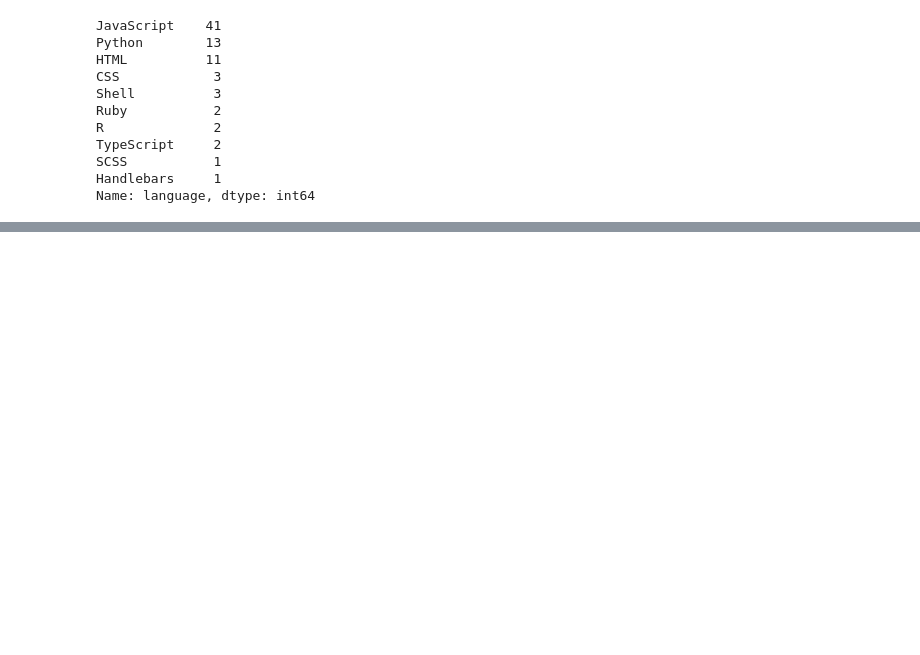
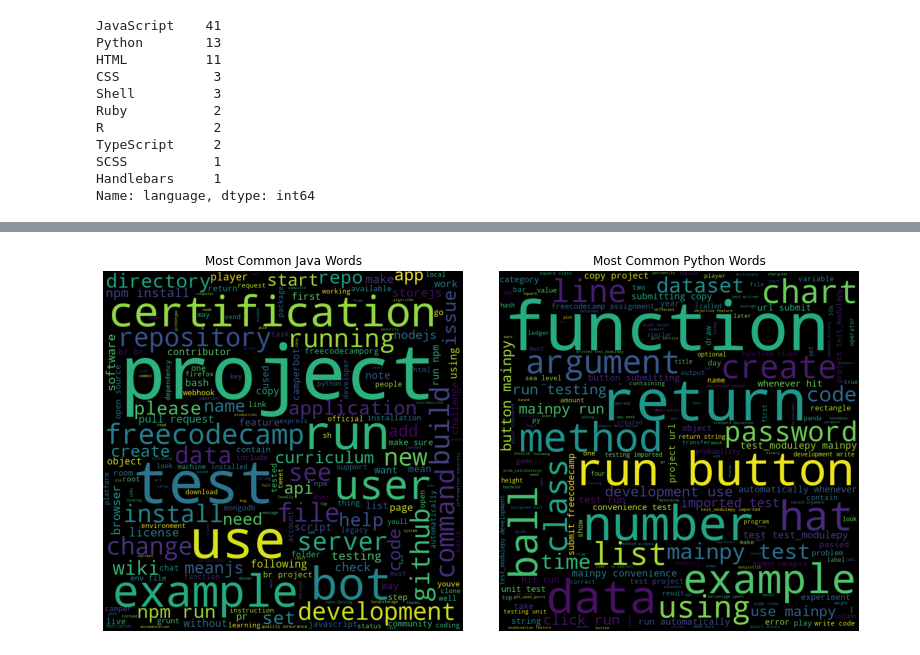
Before and after one commit to AAranda10/nlp-project, a Jupyter notebook: austin_explore.ipynb, the cells around one changed output, grey strips where cells are left out. Cells and saved outputs as stored; diff of their text form; code cells hidden in the pictures; blank space fills up the shorter version.

```diff
--- a/austin_explore.ipynb
+++ b/austin_explore.ipynb
@@ -113,3 +116,6 @@ TypeScript     2
 SCSS           1
 Handlebars     1
 Name: language, dtype: int64
+# %%
+language_df['bigrams'] = [list(nltk.ngrams(wordlist, 2)) for wordlist in language_df.words]
+language_df.head()
@@ -115,0 +134,3 @@ Name: language, dtype: int64
+# %%
+language_df['trigrams'] = [list(nltk.ngrams(wordlist, 3)) for wordlist in language_df.words]
+language_df.head()
@@ -115,0 +149,3 @@ Name: language, dtype: int64
+# %%
+language_df['fourgrams'] = [list(nltk.ngrams(wordlist, 4)) for wordlist in language_df.words]
+language_df.head()
@@ -115,0 +164,30 @@ Name: language, dtype: int64
+# %%
+java_words = ' '.join(language_df[language_df.language=='JavaScript'].clean)
+python_words = ' '.join(language_df[language_df.language=='Python'].clean)
+other_words = ' '.join(language_df[(language_df.language!='Python') & (language_df.language!='JavaScript')].clean)
+
+java_words = re.sub(r'\s.\s', '', java_words)
+python_words = re.sub(r'\s.\s', '', python_words)
+other_words = re.sub(r'\s.\s', '', other_words)
+# %%
+from wordcloud import WordCloud
+
+java_cloud = WordCloud(background_color='black',
+                      height=800, width=800).generate(java_words)
+
+python_cloud = WordCloud(background_color='black',
+                      height=800, width=800).generate(python_words)
+
+
+plt.figure(figsize=(10,10))
+axs = [plt.axes([.25, 1, .5, .5]), plt.axes([.8, 1, .5, .5])]
+
+axs[0].imshow(java_cloud)
+axs[1].imshow(python_cloud)
+
+axs[0].set_title('Most Common Java Words')
+axs[1].set_title('Most Common Python Words')
+
+for ax in axs: ax.axis('off')
+# %% [output]
+[figure, added]
```
Also changed, not shown: parts of 18 cells of this notebook.
